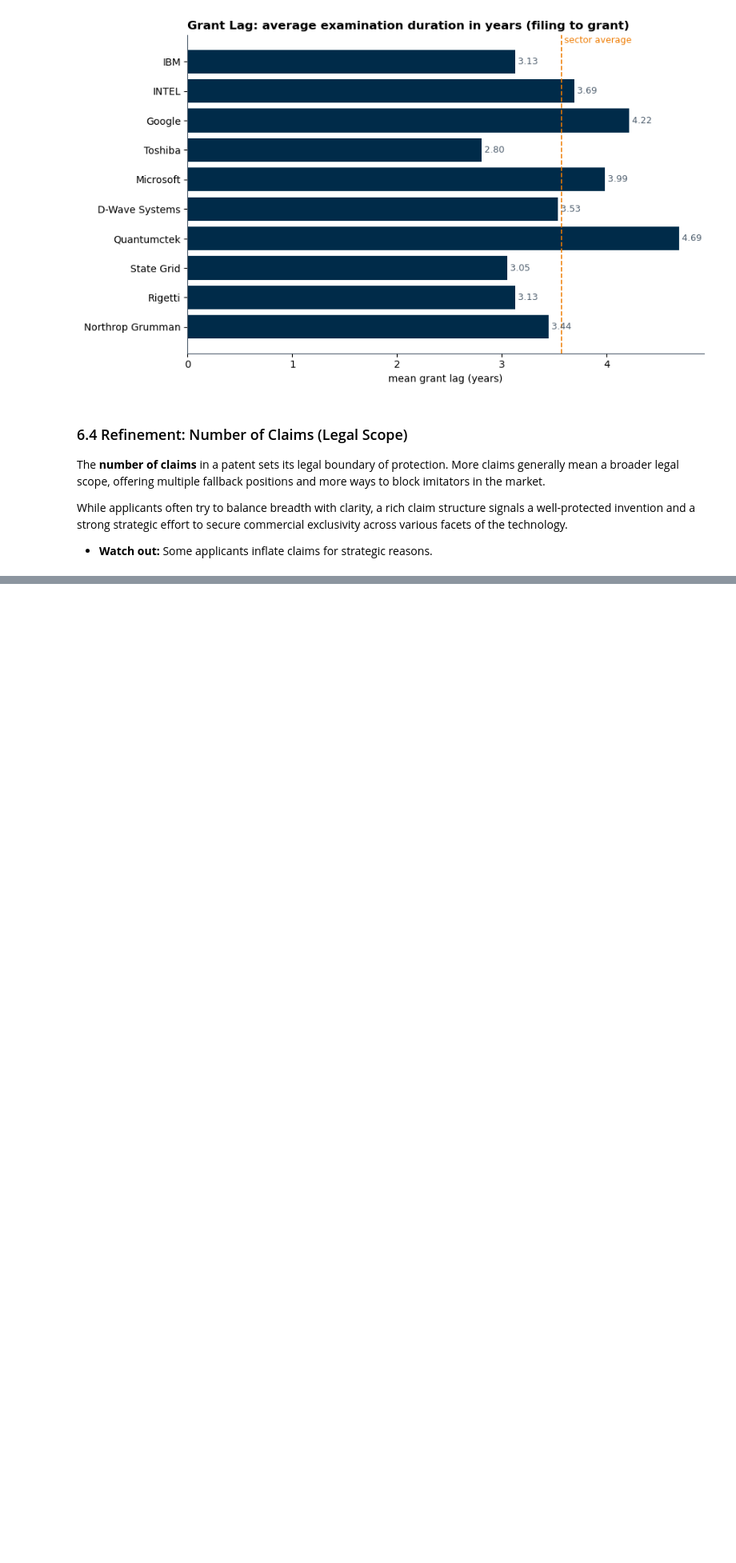
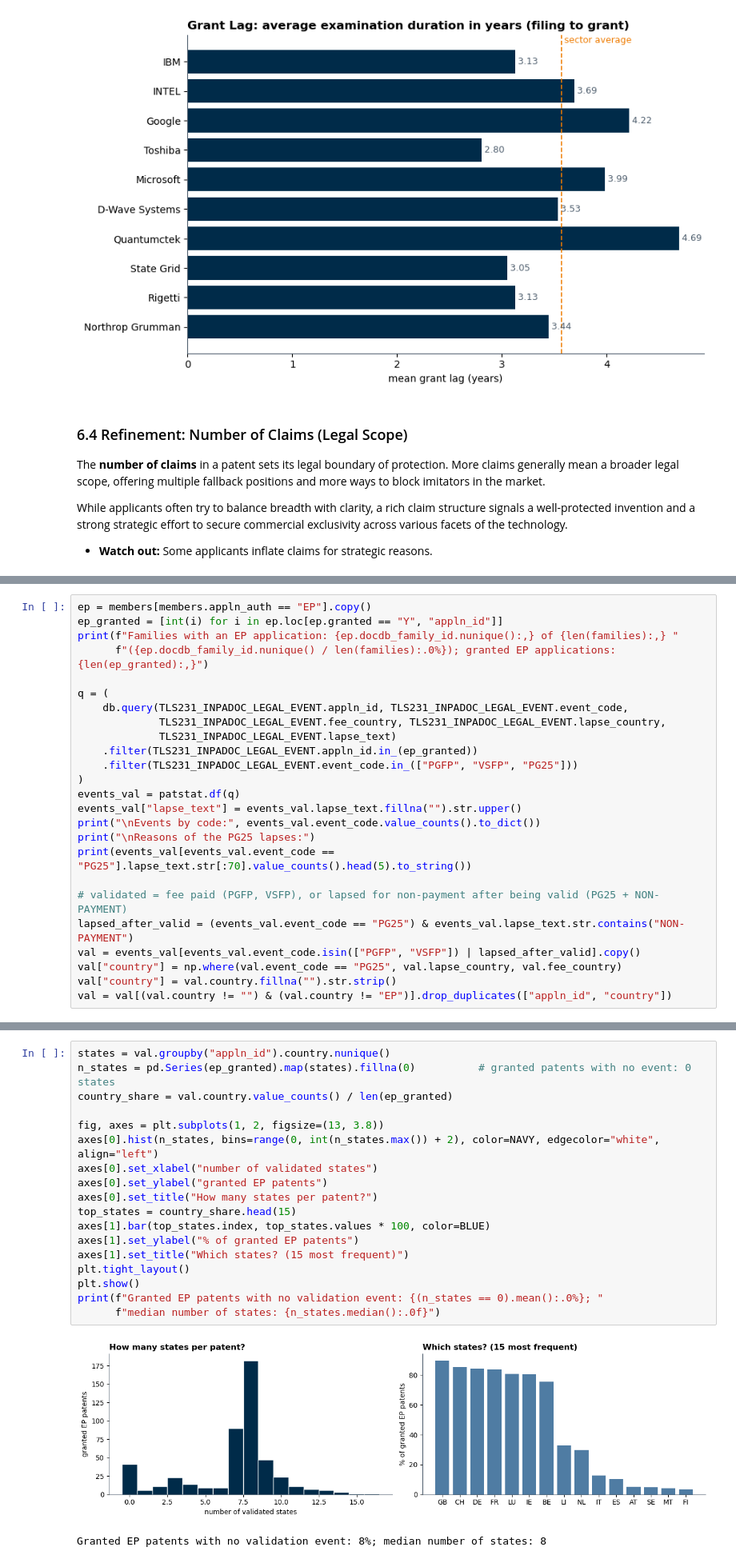
Before and after one commit to letiBri/team-30-QuantumComputing, a Jupyter notebook: notebooks/STEP3_present_score.ipynb, the cells around one changed output, grey strips where cells are left out. Shown at 80% size. Drawn from its saved outputs; the diff is of its cells as text; blank space fills up the shorter version.

```diff
--- a/notebooks/STEP3_present_score.ipynb
+++ b/notebooks/STEP3_present_score.ipynb
@@ -1063,0 +1150,25 @@ pd.concat([success_global, family_success, lag_firm, claims_firm], axis=1) \
+# %%
+ep = members[members.appln_auth == "EP"].copy()
+ep_granted = [int(i) for i in ep.loc[ep.granted == "Y", "appln_id"]]
+print(f"Families with an EP application: {ep.docdb_family_id.nunique():,} of {len(families):,} "
+      f"({ep.docdb_family_id.nunique() / len(families):.0%}); granted EP applications: {len(ep_granted):,}")
+
+q = (
+    db.query(TLS231_INPADOC_LEGAL_EVENT.appln_id, TLS231_INPADOC_LEGAL_EVENT.event_code,
+             TLS231_INPADOC_LEGAL_EVENT.fee_country, TLS231_INPADOC_LEGAL_EVENT.lapse_country,
+             TLS231_INPADOC_LEGAL_EVENT.lapse_text)
+    .filter(TLS231_INPADOC_LEGAL_EVENT.appln_id.in_(ep_granted))
+    .filter(TLS231_INPADOC_LEGAL_EVENT.event_code.in_(["PGFP", "VSFP", "PG25"]))
+)
+events_val = patstat.df(q)
+events_val["lapse_text"] = events_val.lapse_text.fillna("").str.upper()
+print("\nEvents by code:", events_val.event_code.value_counts().to_dict())
+print("\nReasons of the PG25 lapses:")
+print(events_val[events_val.event_code == "PG25"].lapse_text.str[:70].value_counts().head(5).to_string())
+
+# validated = fee paid (PGFP, VSFP), or lapsed for non-payment after being valid (PG25 + NON-PAYMENT)
+lapsed_after_valid = (events_val.event_code == "PG25") & events_val.lapse_text.str.contains("NON-PAYMENT")
+val = events_val[events_val.event_code.isin(["PGFP", "VSFP"]) | lapsed_after_valid].copy()
+val["country"] = np.where(val.event_code == "PG25", val.lapse_country, val.fee_country)
+val["country"] = val.country.fillna("").str.strip()
+val = val[(val.country != "") & (val.country != "EP")].drop_duplicates(["appln_id", "country"])
@@ -1063,0 +1184,21 @@ pd.concat([success_global, family_success, lag_firm, claims_firm], axis=1) \
+# %%
+states = val.groupby("appln_id").country.nunique()
+n_states = pd.Series(ep_granted).map(states).fillna(0)          # granted patents with no event: 0 states
+country_share = val.country.value_counts() / len(ep_granted)
+
+fig, axes = plt.subplots(1, 2, figsize=(13, 3.8))
+axes[0].hist(n_states, bins=range(0, int(n_states.max()) + 2), color=NAVY, edgecolor="white", align="left")
+axes[0].set_xlabel("number of validated states")
+axes[0].set_ylabel("granted EP patents")
+axes[0].set_title("How many states per patent?")
+top_states = country_share.head(15)
+axes[1].bar(top_states.index, top_states.values * 100, color=BLUE)
+axes[1].set_ylabel("% of granted EP patents")
+axes[1].set_title("Which states? (15 most frequent)")
+plt.tight_layout()
+plt.show()
+print(f"Granted EP patents with no validation event: {(n_states == 0).mean():.0%}; "
+      f"median number of states: {n_states.median():.0f}")
+# %% [output]
+[figure, added]
+Granted EP patents with no validation event: 8%; median number of states: 8
```
Also changed, not shown: parts of 59 cells of this notebook, 2 other files.
